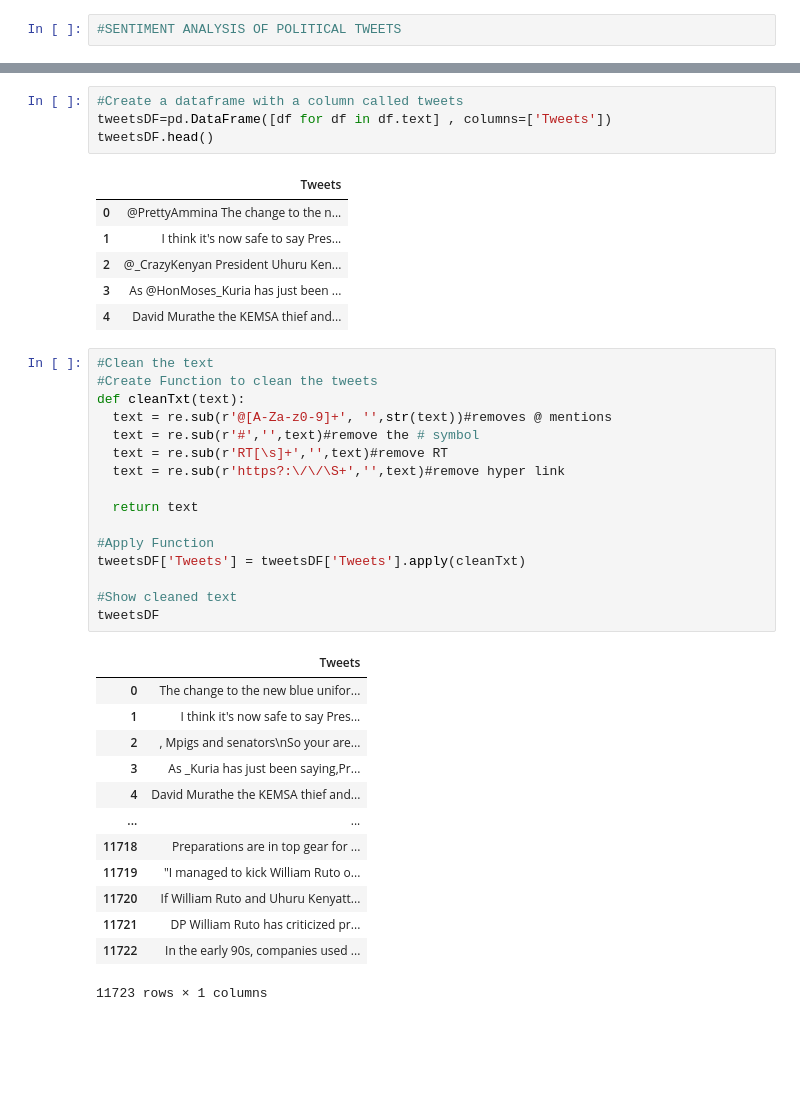
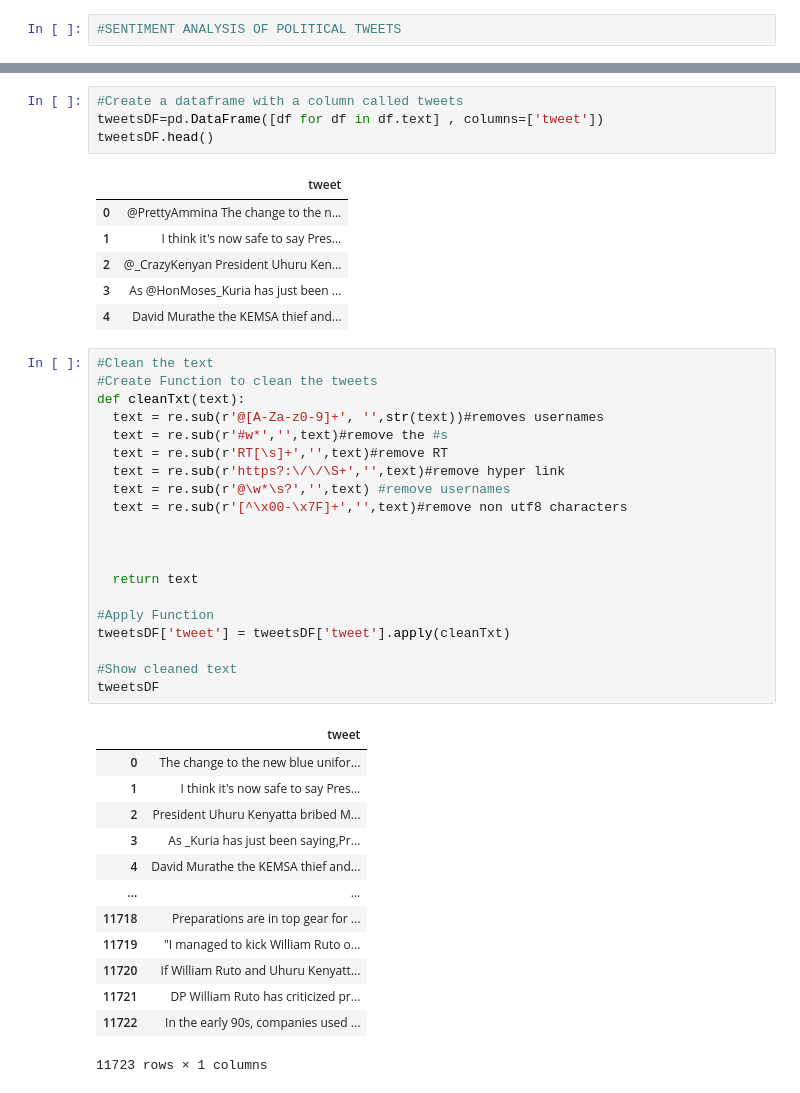
Before and after one commit to Atolwa/Sentiment-Analysis-of-Kenyan-Political-Tweets, a Jupyter notebook: TSAPT.ipynb, the cells around one changed output, grey strips where cells are left out. Saved outputs shown, nothing was run; the diff lists cells and outputs as text; blank space fills up the shorter version.

```diff
--- a/TSAPT.ipynb
+++ b/TSAPT.ipynb
@@ -32,9 +76,9 @@ Name: text, Length: 11723, dtype: object
 # %%
 #Create a dataframe with a column called tweets
-tweetsDF=pd.DataFrame([df for df in df.text] , columns=['Tweets'])
+tweetsDF=pd.DataFrame([df for df in df.text] , columns=['tweet'])
 tweetsDF.head()
 # %% [output]
-|  | Tweets |
+|  | tweet |
 | 0 | @PrettyAmmina The change to the n... |
 | 1 | I think it's now safe to say Pres... |
 | 2 | @_CrazyKenyan President Uhuru Ken... |
@@ -43,24 +87,28 @@ tweetsDF.head()
 # %%
 #Clean the text
 #Create Function to clean the tweets
 def cleanTxt(text):
-  text = re.sub(r'@[A-Za-z0-9]+', '',str(text))#removes @ mentions
-  text = re.sub(r'#','',text)#remove the # symbol
+  text = re.sub(r'@[A-Za-z0-9]+', '',str(text))#removes usernames
+  text = re.sub(r'#w*','',text)#remove the #s
   text = re.sub(r'RT[\s]+','',text)#remove RT
   text = re.sub(r'https?:\/\/\S+','',text)#remove hyper link
+  text = re.sub(r'@\w*\s?','',text) #remove usernames
+  text = re.sub(r'[^\x00-\x7F]+','',text)#remove non utf8 characters
+
+
 
   return text
 
 #Apply Function
-tweetsDF['Tweets'] = tweetsDF['Tweets'].apply(cleanTxt)
+tweetsDF['tweet'] = tweetsDF['tweet'].apply(cleanTxt)
 
 #Show cleaned text
 tweetsDF
 # %% [output]
-|  | Tweets |
+|  | tweet |
 | 0 | The change to the new blue unifor... |
 | 1 | I think it's now safe to say Pres... |
-| 2 | , Mpigs and senators\nSo your are... |
+| 2 | President Uhuru Kenyatta bribed M... |
 | 3 | As _Kuria has just been saying,Pr... |
 | 4 | David Murathe the KEMSA thief and... |
 | ... | ... |
```
Also changed, not shown: parts of 35 cells of this notebook.
